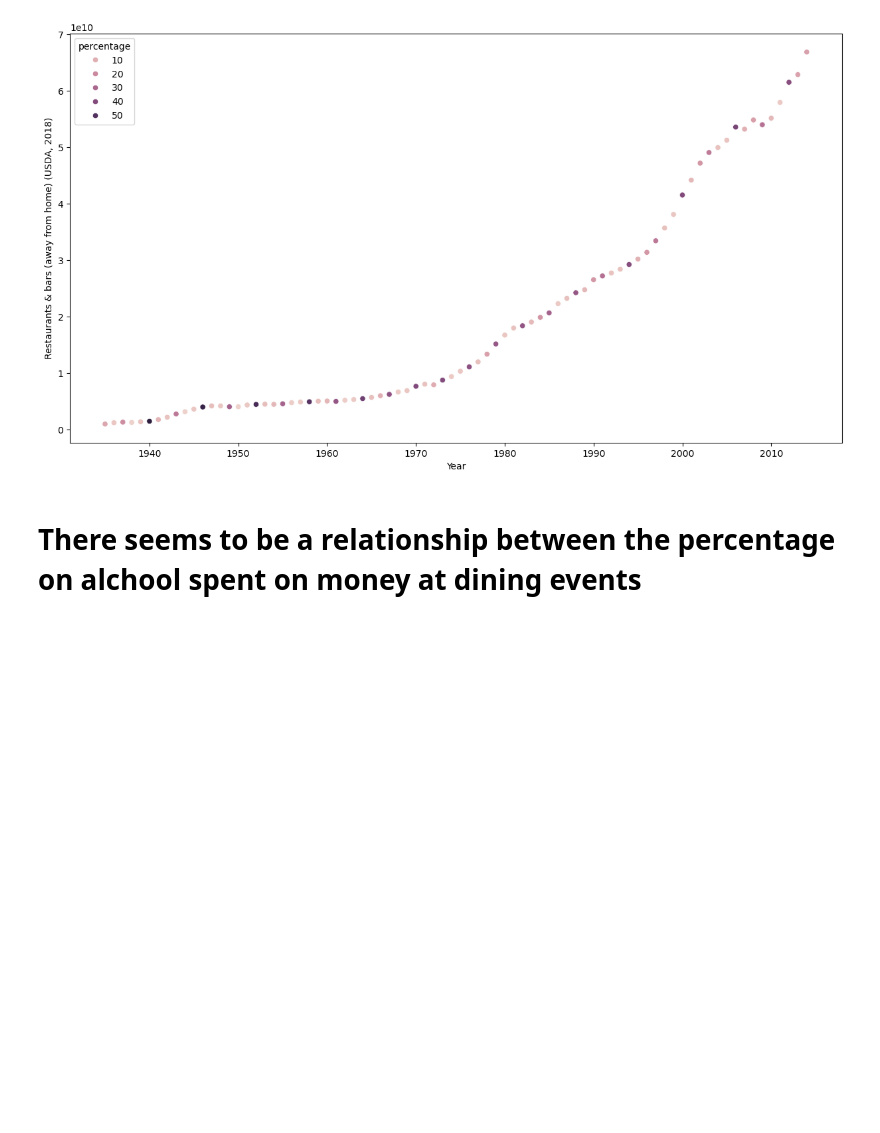
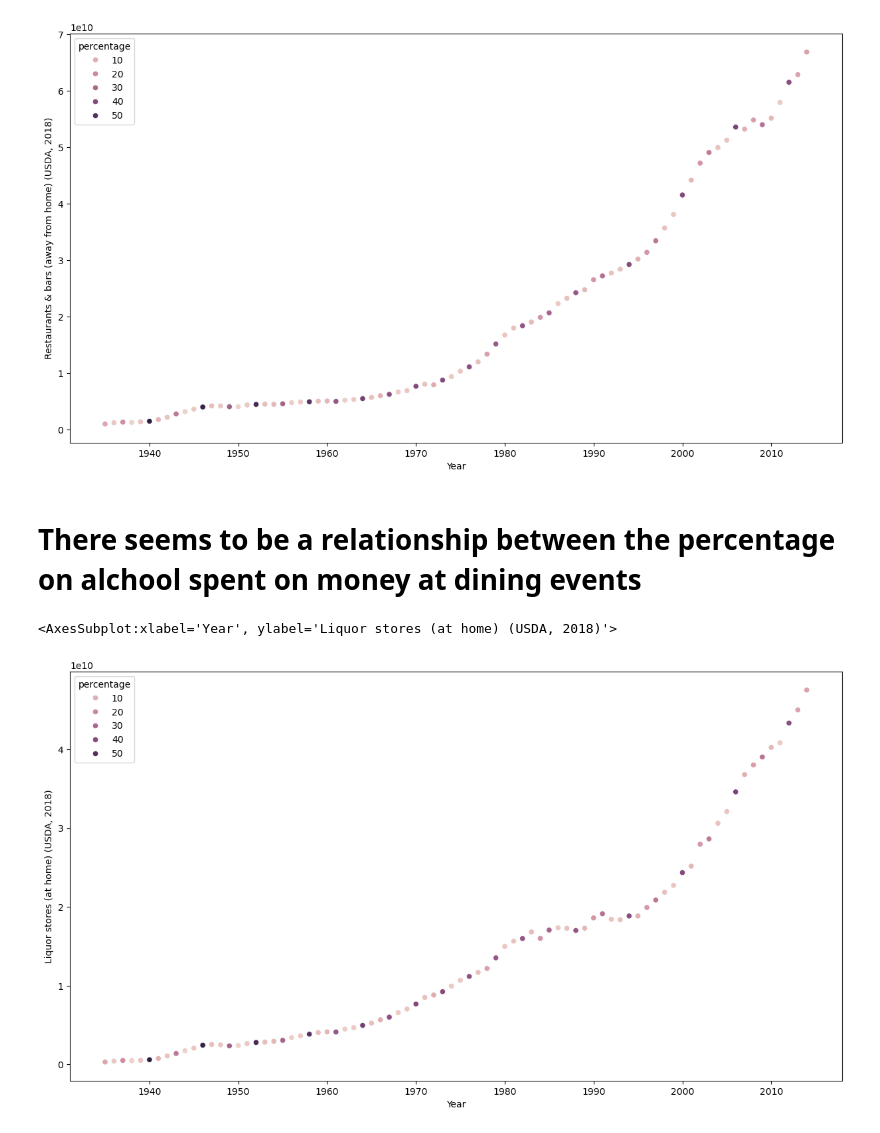
Before and after one commit to MaukanMir/Alchool-Expenditure-Classification, a Jupyter notebook: training.ipynb, the cells around one changed output. Saved outputs shown, nothing was run; the diff lists cells and outputs as text; code cells hidden in the pictures; blank space fills up the shorter version.

```diff
--- a/training.ipynb
+++ b/training.ipynb
@@ -119,5 +119,11 @@ sns.scatterplot(data=df, x="Year", y="Restaurants & bars (away from home) (USDA,
 [figure]
 # %% [markdown]
 # There seems to be a relationship between the percentage on alchool spent on money at dining events
+# %%
+plt.figure(figsize=(15, 8))
+sns.scatterplot(data=df, x="Year", y="Liquor stores (at home) (USDA, 2018)",  hue="percentage")
+# %% [output]
+<AxesSubplot:xlabel='Year', ylabel='Liquor stores (at home) (USDA, 2018)'>
+[figure, added]
 # %%
 plt.figure(figsize=(15, 8))
```
Also changed, not shown: parts of 2 cells of this notebook.
